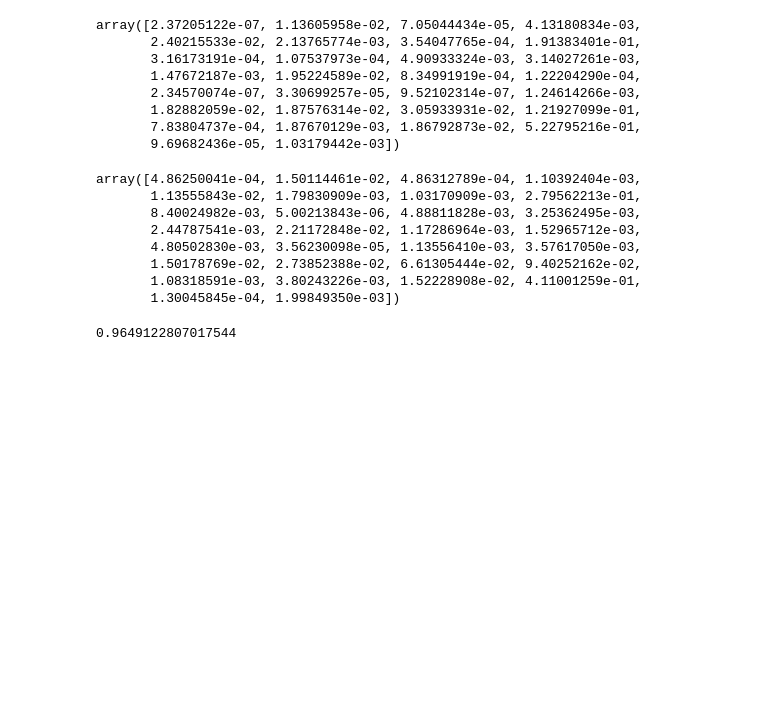
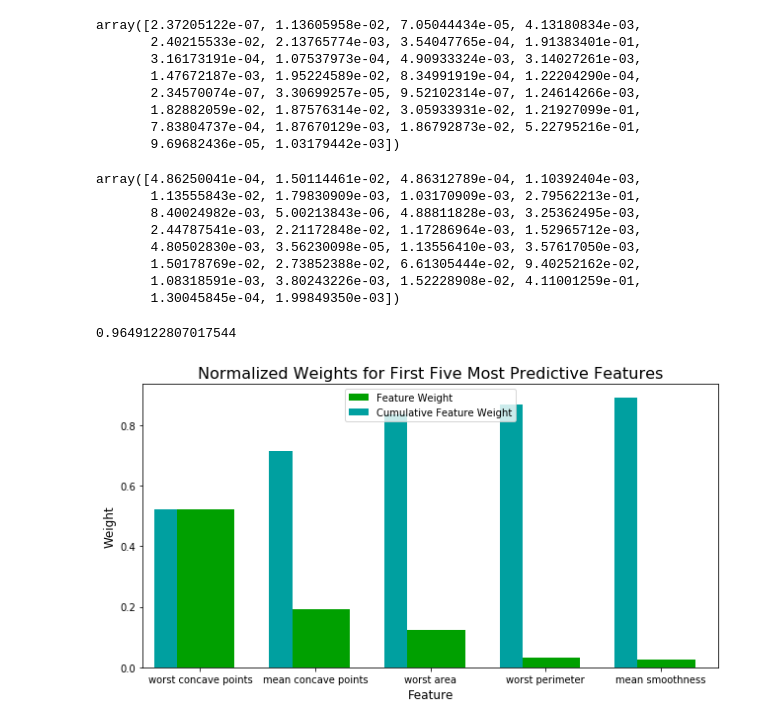
Before and after one commit to vortexash/Machine-Learning, a Jupyter notebook: classification_exercise.ipynb, the cells around one changed output. Drawn from its saved outputs; the diff is of its cells as text; code cells hidden in the pictures; blank space fills up the shorter version.

```diff
--- a/classification_exercise.ipynb
+++ b/classification_exercise.ipynb
@@ -215,3 +360,7 @@ array([4.86250041e-04, 1.50114461e-02, 4.86312789e-04, 1.10392404e-03,
 fitmodel.score(X_test,y_test)
 # %% [output]
 0.9649122807017544
+# %%
+feature_plot(best_model.feature_importances_, X_train, y_train)
+# %% [output]
+[figure, added]
```
Also changed, not shown: parts of 34 cells of this notebook.
